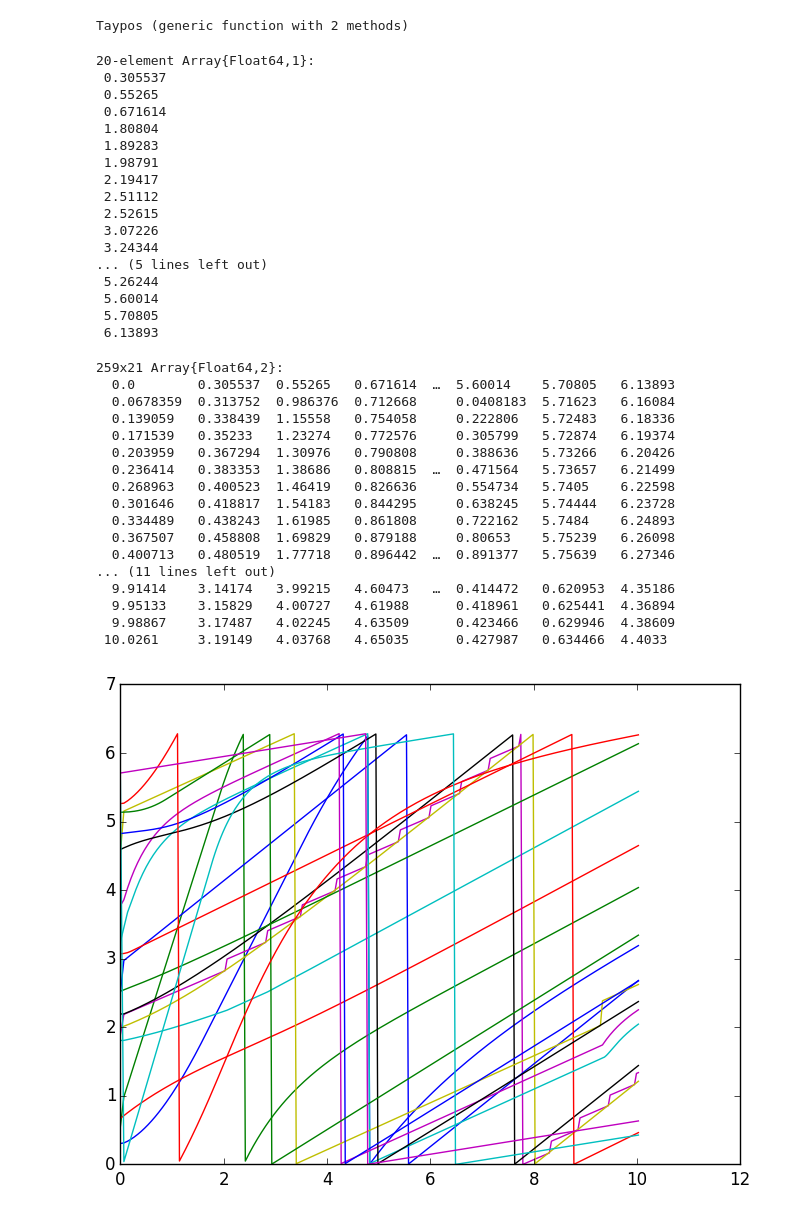
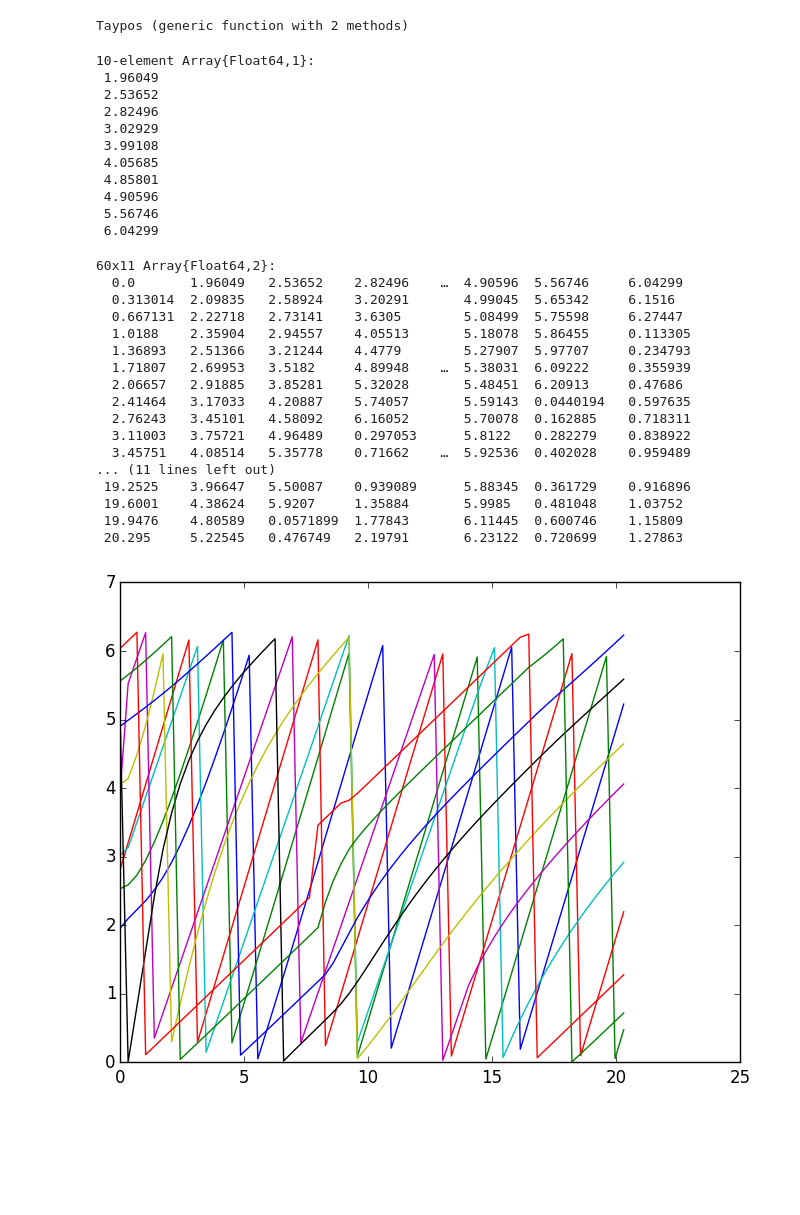
Before and after one commit to windie-rozureido/ProyectoTemasSelectosFisComp2016-1, a Jupyter notebook: trafico.ipynb, the cells around one changed output. Drawn from its saved outputs; the diff is of its cells as text; code cells hidden in the pictures; blank space fills up the shorter version.

```diff
--- a/trafico.ipynb
+++ b/trafico.ipynb
@@ -527,59 +527,51 @@ end
 # %% [output]
 Taypos (generic function with 2 methods)
 # %%
-X0 = 2π*rand(20);
+X0 = 2π*rand(10);
 X0 = sort(X0);
-L = π/10 * rand(20);
-T = 2*rand(20);
-V = π*rand(20);
-tf = 10;
+L = π/10 * rand(10);
+T = 2*rand(10);
+V = π*rand(10);
+tf = 20;
 ϵ = 2.0e-10;
 X0
 # %% [output]
-20-element Array{Float64,1}:
- 0.305537
- 0.55265
- 0.671614
- 1.80804
- 1.89283
- 1.98791
- 2.19417
- 2.51112
- 2.52615
- 3.07226
- 3.24344
-... (5 lines left out)
- 5.26244
- 5.60014
- 5.70805
- 6.13893
+10-element Array{Float64,1}:
+ 1.96049
+ 2.53652
+ 2.82496
+ 3.02929
+ 3.99108
+ 4.05685
+ 4.85801
+ 4.90596
+ 5.56746
+ 6.04299
 # %%
 x=Taypos(X0,L,T,V,tf,ϵ)
 # %% [output]
-259x21 Array{Float64,2}:
-  0.0        0.305537  0.55265   0.671614  …  5.60014    5.70805   6.13893
-  0.0678359  0.313752  0.986376  0.712668     0.0408183  5.71623   6.16084
-  0.139059   0.338439  1.15558   0.754058     0.222806   5.72483   6.18336
-  0.171539   0.35233   1.23274   0.772576     0.305799   5.72874   6.19374
-  0.203959   0.367294  1.30976   0.790808     0.388636   5.73266   6.20426
-  0.236414   0.383353  1.38686   0.808815  …  0.471564   5.73657   6.21499
-  0.268963   0.400523  1.46419   0.826636     0.554734   5.7405    6.22598
-  0.301646   0.418817  1.54183   0.844295     0.638245   5.74444   6.23728
-  0.334489   0.438243  1.61985   0.861808     0.722162   5.7484    6.24893
-  0.367507   0.458808  1.69829   0.879188     0.80653    5.75239   6.26098
-  0.400713   0.480519  1.77718   0.896442  …  0.891377   5.75639   6.27346
+60x11 Array{Float64,2}:
+  0.0       1.96049   2.53652    2.82496    …  4.90596  5.56746     6.04299
+  0.313014  2.09835   2.58924    3.20291       4.99045  5.65342     6.1516
+  0.667131  2.22718   2.73141    3.6305        5.08499  5.75598     6.27447
+  1.0188    2.35904   2.94557    4.05513       5.18078  5.86455     0.113305
+  1.36893   2.51366   3.21244    4.4779        5.27907  5.97707     0.234793
+  1.71807   2.69953   3.5182     4.89948    …  5.38031  6.09222     0.355939
+  2.06657   2.91885   3.85281    5.32028       5.48451  6.20913     0.47686
+  2.41464   3.17033   4.20887    5.74057       5.59143  0.0440194   0.597635
+  2.76243   3.45101   4.58092    6.16052       5.70078  0.162885    0.718311
+  3.11003   3.75721   4.96489    0.297053      5.8122   0.282279    0.838922
+  3.45751   4.08514   5.35778    0.71662    …  5.92536  0.402028    0.959489
 ... (11 lines left out)
-  9.91414    3.14174   3.99215   4.60473   …  0.414472   0.620953  4.35186
-  9.95133    3.15829   4.00727   4.61988      0.418961   0.625441  4.36894
-  9.98867    3.17487   4.02245   4.63509      0.423466   0.629946  4.38609
- 10.0261     3.19149   4.03768   4.65035      0.427987   0.634466  4.4033
+ 19.2525    3.96647   5.50087    0.939089      5.88345  0.361729    0.916896
+ 19.6001    4.38624   5.9207     1.35884       5.9985   0.481048    1.03752
+ 19.9476    4.80589   0.0571899  1.77843       6.11445  0.600746    1.15809
+ 20.295     5.22545   0.476749   2.19791       6.23122  0.720699    1.27863
 # %%
 using PyPlot
 # %%
-
-
-for i in 2:20
-    plot(x[:,1], x[:,i])
+for i in 2:11
+    plot(x[:,1],x[:,i])
 end
 # %% [output]
-[figure, old version]
+[figure, new version]
```
Also changed, not shown: parts of 5 cells of this notebook.
